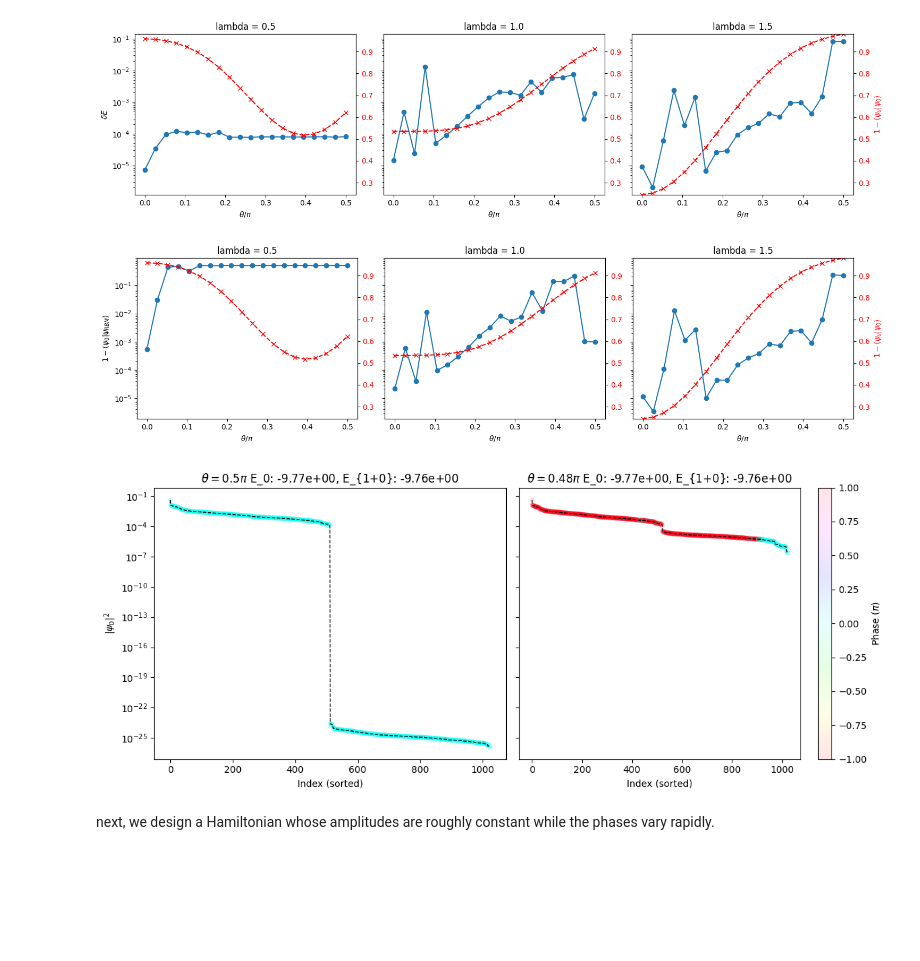
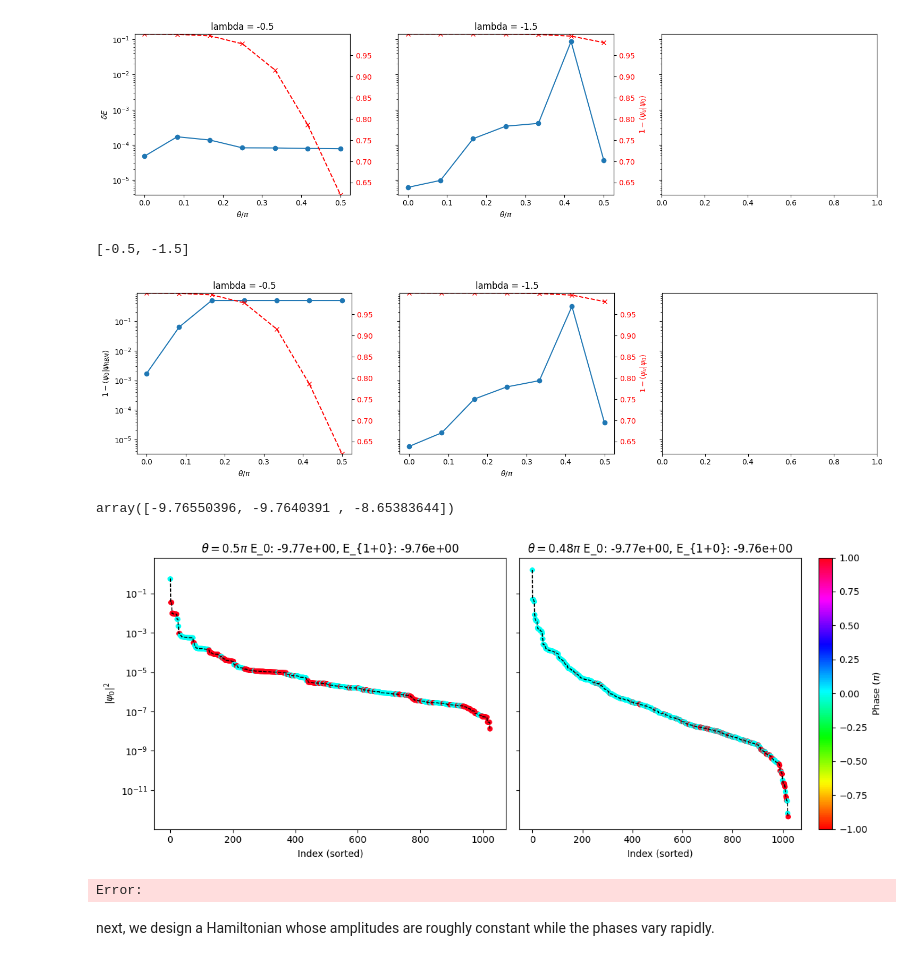
Before and after one commit to NilsNiggemann/DataMiningRBMs, a Jupyter notebook: Netket/TFIModel.ipynb, the cells around one changed output. Saved outputs shown, nothing was run; the diff lists cells and outputs as text; code cells hidden in the pictures; blank space fills up the shorter version.

```diff
--- a/Netket/TFIModel.ipynb
+++ b/Netket/TFIModel.ipynb
@@ -46,9 +46,10 @@ def get_TFI_Hamiltonian(L,theta,Lambda,pbc=False):
 # %%
 from analysis import *
 # %%
-thetas = np.linspace(0, np.pi/2, 20)
+thetas = np.linspace(0, np.pi/2, 7)
 L = 10
-lambdas = [0.5, 1.0, 1.5]
+# lambdas = [0.5, 1.0, 1.5]
+lambdas = [-0.5, -1.5]
 ground_states = []
 
 for Lambda in lambdas:
@@ -147,40 +130,44 @@ print(len(df))
 # %%
 fig, axs = plt.subplots(1, 3, figsize=(15, 4), sharey=True)
 
 # Find global min/max for infidelities to set shared y-limits
-inf_min = min([np.min(infidelities[i]) for i in range(3)])
-inf_max = max([np.max(infidelities[i]) for i in range(3)])
+inf_min = min([np.min(infidelities[i]) for i in range(2)])
+inf_max = max([np.max(infidelities[i]) for i in range(2)])
 
 axs_inf_list = []
 for i, lam in enumerate(lambdas):
     df_lam = df[df['Lambda'] == lam]
     axs[i].plot(df_lam['theta']/np.pi, df_lam['Delta_E'], marker='o')
     # axs[i].plot(df_lam['theta']/np.pi, df_lam['infidelity'], marker='o')
     axs[i].set_title(f'lambda = {lam}')
     axs[i].set_xlabel(r'$\theta/\pi$')
     axs_inf = axs[i].twinx()
     axs_inf.plot(thetas/np.pi, infidelities[i], color='red', marker='x', linestyle='--')
     if i == len(lambdas) - 1:
         axs_inf.set_ylabel(r'$1 - \langle \psi_u | \psi_0 \rangle$', color='red')
     axs_inf.tick_params(axis='y', labelcolor='red')
     axs[i].set_yscale('log')
     axs_inf_list.append(axs_inf)
 
 # Set shared y-limits for all axs_inf
 for axs_inf in axs_inf_list:
     axs_inf.set_ylim(inf_min, inf_max)
 
 axs[0].set_ylabel(r'$\delta E$')
 plt.tight_layout()
 plt.show()
 # %% [output]
-[figure, old version]
+[figure, new version]
+# %%
+lambdas
+# %% [output]
+[-0.5, -1.5]
 # %%
 fig, axs = plt.subplots(1, 3, figsize=(15, 4), sharey=True)
 
 # Find global min/max for infidelities to set shared y-limits
-inf_min = min([np.min(infidelities[i]) for i in range(3)])
-inf_max = max([np.max(infidelities[i]) for i in range(3)])
+inf_min = min([np.min(infidelities[i]) for i in range(2)])
+inf_max = max([np.max(infidelities[i]) for i in range(2)])
 
 axs_inf_list = []
 for i, lam in enumerate(lambdas):
@@ -204,22 +191,27 @@ axs[0].set_ylabel(r'$1 - \langle \psi_0 | \psi_{RBM} \rangle$')
 plt.tight_layout()
 plt.show()
 # %% [output]
-[figure, old version]
+[figure, new version]
+# %%
+evals
+# %% [output]
+array([-9.76550396, -9.7640391 , -8.65383644])
 # %%
 fig, axs = plt.subplots(1, 2, figsize=(12, 5), sharey=True)
 
 # First wavefunction
-theta = 0.5 * np.pi
-Lambda = 0.5
+theta = 0.0 * np.pi
+Lambda = -0.5
 _, _, H = get_TFI_Hamiltonian(L, theta, Lambda)
 evals, eigenvectors = nk.exact.lanczos_ed(H, k=3, compute_eigenvectors=True)
-psi0 = eigenvectors[:, 0] #+ eigenvectors[:, 1]
+psi0 = eigenvectors[:, 0] + eigenvectors[:, 1]
+psi0 = eigenvectors[:, 0] +0.2* eigenvectors[:, 0]
 sortperm = np.argsort(np.abs(psi0))[::-1]
 psi0_sort = psi0[sortperm]
 E_var = E_var = 0.5*(evals[0]+evals[1])
 # E_var = np.real(np.vdot(psi0, H_sparse @ psi0) / np.vdot(psi0, psi0))
 
-sc = axs[0].scatter(range(len(psi0_sort)), np.abs(psi0_sort)**2, c=np.angle(psi0_sort)/np.pi, cmap='hsv', vmin=-1, vmax=1,s=20,alpha=0.1)
+sc = axs[0].scatter(range(len(psi0_sort)), np.abs(psi0_sort)**2, c=np.angle(psi0_sort)/np.pi, cmap='hsv', vmin=-1, vmax=1,s=20,alpha=1.0)
 axs[0].plot(range(len(psi0_sort)), np.abs(psi0_sort)**2, lw=1, linestyle="--",color='black')
 axs[0].set_yscale('log')
 
@@ -228,15 +220,15 @@ axs[0].set_xlabel('Index (sorted)')
 axs[0].set_ylabel(r'$|\psi_0|^2$')
 
 # Second wavefunction
-theta = 0.48 * np.pi
+theta = 0.2 * np.pi
 _, _, H = get_TFI_Hamiltonian(L, theta, Lambda)
 evals, eigenvectors = nk.exact.lanczos_ed(H, k=3, compute_eigenvectors=True)
-psi0 = eigenvectors[:, 0] #+ eigenvectors[:, 1]
+psi0 = eigenvectors[:, 0] + eigenvectors[:, 1]
 # E_var = np.real(np.vdot(psi0, H_sparse @ psi0) / np.vdot(psi0, psi0))
 E_var = 0.5*(evals[0]+evals[1])
 sortperm = np.argsort(np.abs(psi0))[::-1]
 psi0_sort = psi0[sortperm]
-sc = axs[1].scatter(range(len(psi0_sort)), np.abs(psi0_sort)**2, c=np.angle(psi0_sort)/np.pi, cmap='hsv', vmin=-1, vmax=1,s=20,alpha=0.1)
+sc = axs[1].scatter(range(len(psi0_sort)), np.abs(psi0_sort)**2, c=np.angle(psi0_sort)/np.pi, cmap='hsv', vmin=-1, vmax=1,s=20,alpha=1.0)
 axs[1].plot(range(len(psi0_sort)), np.abs(psi0_sort)**2, lw=1, linestyle="--",color='black')
 axs[1].set_yscale('log')
 
@@ -252,7 +244,8 @@ cbar.set_label(r'Phase $(\pi)$')
 plt.tight_layout()
 plt.show()
 # %% [output]
-[figure, old version]
+[figure, new version]
+Error:
 # %% [markdown]
 next, we design a Hamiltonian whose amplitudes are roughly constant while the phases vary rapidly.
 # %%
```
Also changed, not shown: parts of 3 cells of this notebook, 7 other files.
